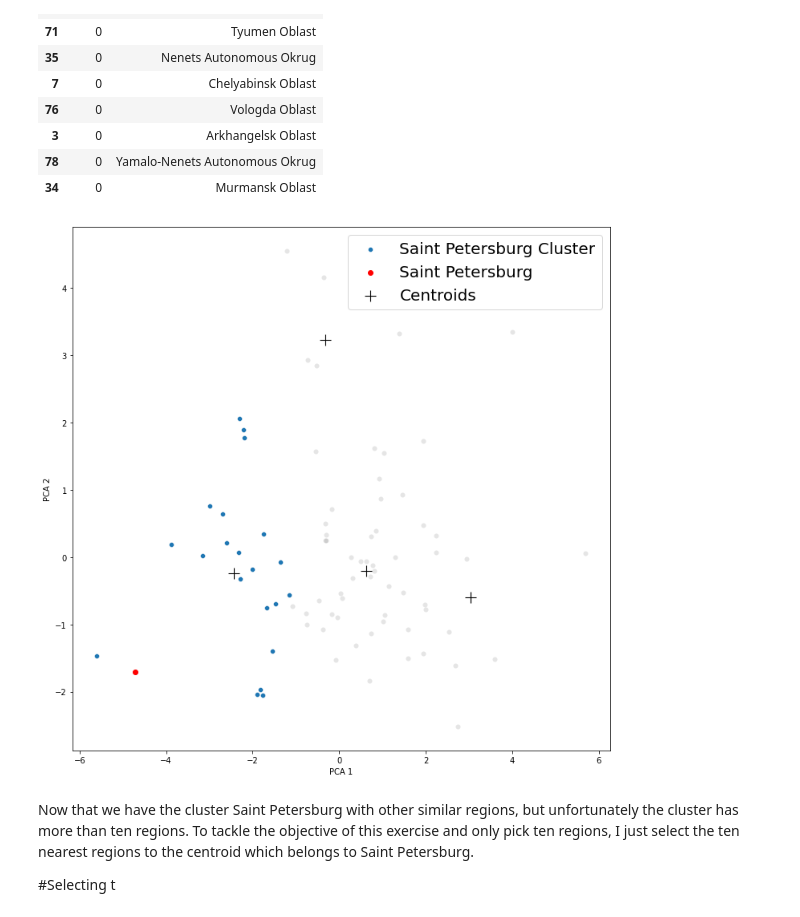
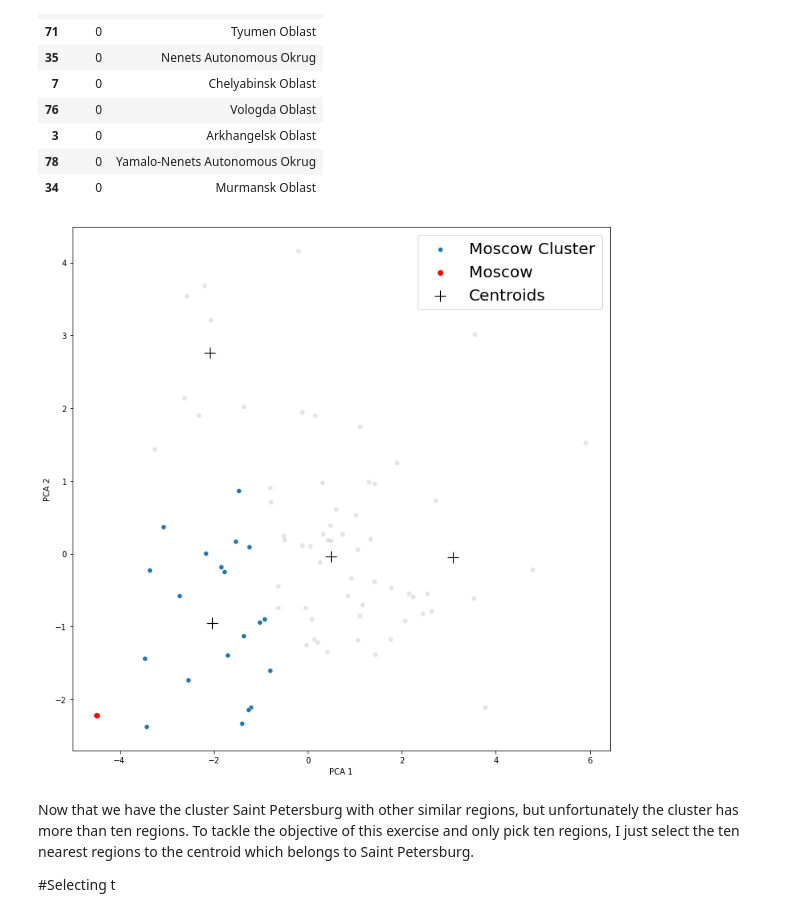
Before and after one commit to developerHobday/cluster-alcohol-consumption, a Jupyter notebook: notebook.ipynb, the cells around one changed output. Drawn from its saved outputs; the diff is of its cells as text; code cells hidden in the pictures.

```diff
--- a/notebook.ipynb
+++ b/notebook.ipynb
@@ -317,0 +386,4 @@ for s in segments_shr:
+# %%
+
+filtered_df = repaired_df[repaired_df['year'] > '2006']
+filtered_df
@@ -318,13 +404,8 @@ for s in segments_shr:
 # %%
-gb_reg = repaired_df.set_index('year').groupby('region')
-ema_span = 15
-features_df = gb_reg.mean()
-features_df['wine_consumption_share'] = features_df.apply (lambda row :
+features_df = filtered_df.set_index('year').groupby('region').mean()
+features_df['wine_sales_share'] = features_df.apply (lambda row :
     row['wine'] / (row['wine'] + row['beer'] + row['vodka'] + row['champagne'] + row['brandy']),
     axis = 1,
 )
-
-features_df.columns = ['mean_wine_consumption', 'mean_beer_consumption', 'mean_vodka_consumption',
-    'mean_champagne_consumption', 'mean_brandy_consumption', 'wine_consumption_share', ]
-features_df
-# repaired_df[ repaired_df['region'] == 'Chechen Republic']
+features_df.columns = ['mean_wine_sales', 'mean_beer_sales', 'mean_vodka_sales',
+    'mean_champagne_sales', 'mean_brandy_sales', 'wine_sales_share', ]
@@ -357,7 +418,7 @@ def get_corr(type, region1, region2) :
 
 for region in features_df.index :
     for type in ['wine', 'beer', 'brandy', 'vodka', 'champagne',] :
-        features_df.loc[region, type + '_corr'] = get_corr(type, 'Saint Petersburg', region)
+        features_df.loc[region, type + '_sales_corr'] = get_corr(type, 'Saint Petersburg', region)
 
 features_df.loc['Saint Petersburg']
 features_df
@@ -513,7 +597,7 @@ km.fit(chosen_PCA_components)
 centers = km.cluster_centers_
 label = km.predict(chosen_PCA_components)
 chosen_PCA_components['label'] = label
-sp_label = chosen_PCA_components.loc['Saint Petersburg','label']
+sp_label = chosen_PCA_components.loc[ref_region,'label']
 # %%
 # cluster_df = chosen_PCA_components['label'].reset_index()
 # cluster_df.columns = ['region', 'cluster']
@@ -540,26 +624,26 @@ cluster_df.loc[index:].head(10)
 # %%
 plt.figure(figsize=(12,12))
 sns.scatterplot(x=0, y= 1 ,
                 data = chosen_PCA_components,
                 alpha = 0.1,
                 color = 'black')
 sns.scatterplot(x=chosen_PCA_components.loc[chosen_PCA_components.label==sp_label][0],
                 y=chosen_PCA_components.loc[chosen_PCA_components.label==sp_label][1],
-               label = 'Saint Petersburg Cluster')
-plt.scatter(x=chosen_PCA_components.loc['Saint Petersburg'][0],
-                y=chosen_PCA_components.loc['Saint Petersburg'][1],
+               label = ref_region + ' Cluster')
+plt.scatter(x=chosen_PCA_components.loc[ref_region][0],
+                y=chosen_PCA_components.loc[ref_region][1],
                 color = 'red',
-           label = 'Saint Petersburg')
+           label = ref_region)
 sns.scatterplot(x=centers[:,0], y=centers[:,1],
                 marker='+',
                 color='black',
                 label ='Centroids',
                 s=200);
 plt.legend(fontsize=20)
 plt.xlabel('PCA 1')
 _ = plt.ylabel('PCA 2')
 # %% [output]
-[figure, old version]
+[figure, new version]
 # %% [markdown]
 Now that we have the cluster Saint Petersburg with other similar regions, but unfortunately the cluster has more than ten regions. To tackle the objective of this exercise and only pick ten regions, I just select the ten nearest regions to the centroid which belongs to Saint Petersburg.
 
```
Also changed, not shown: parts of 44 cells of this notebook.
